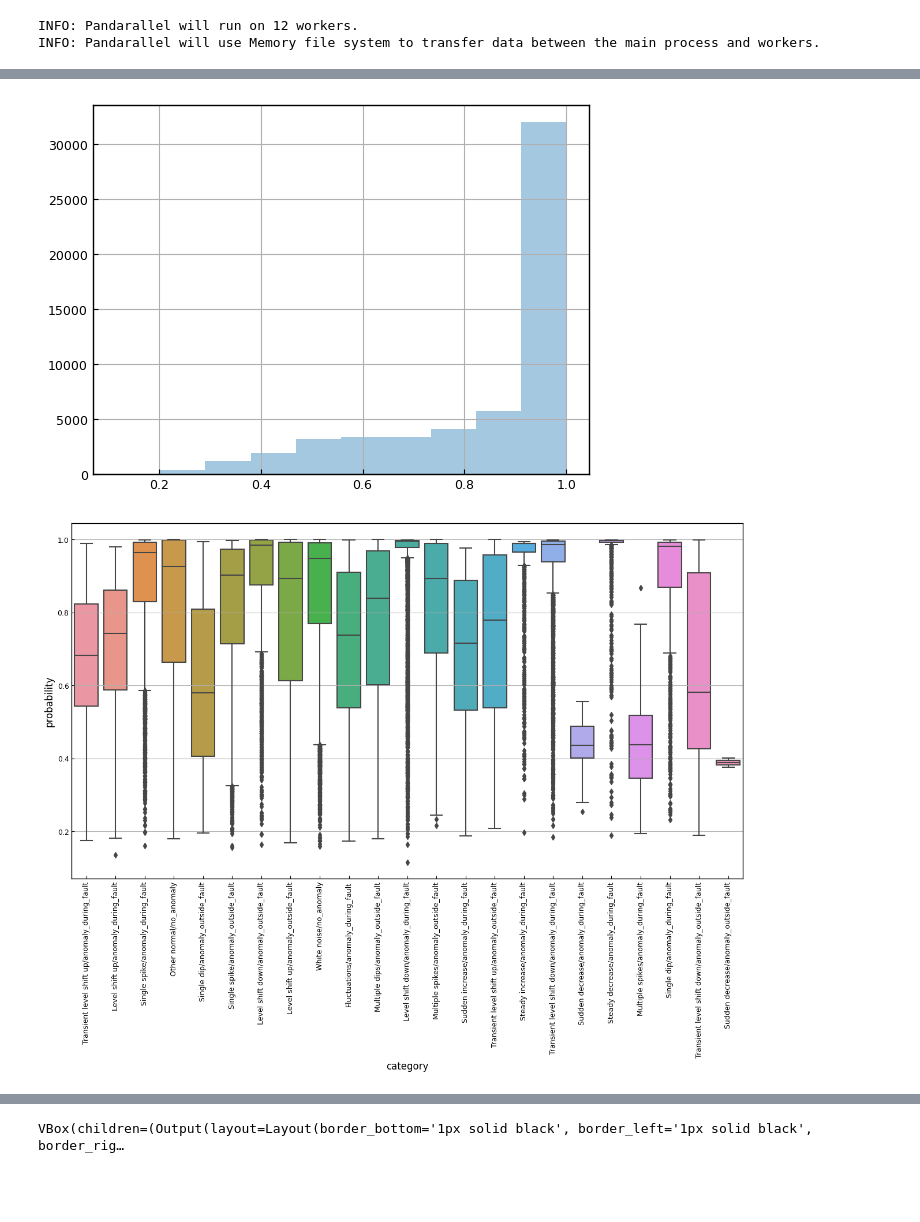
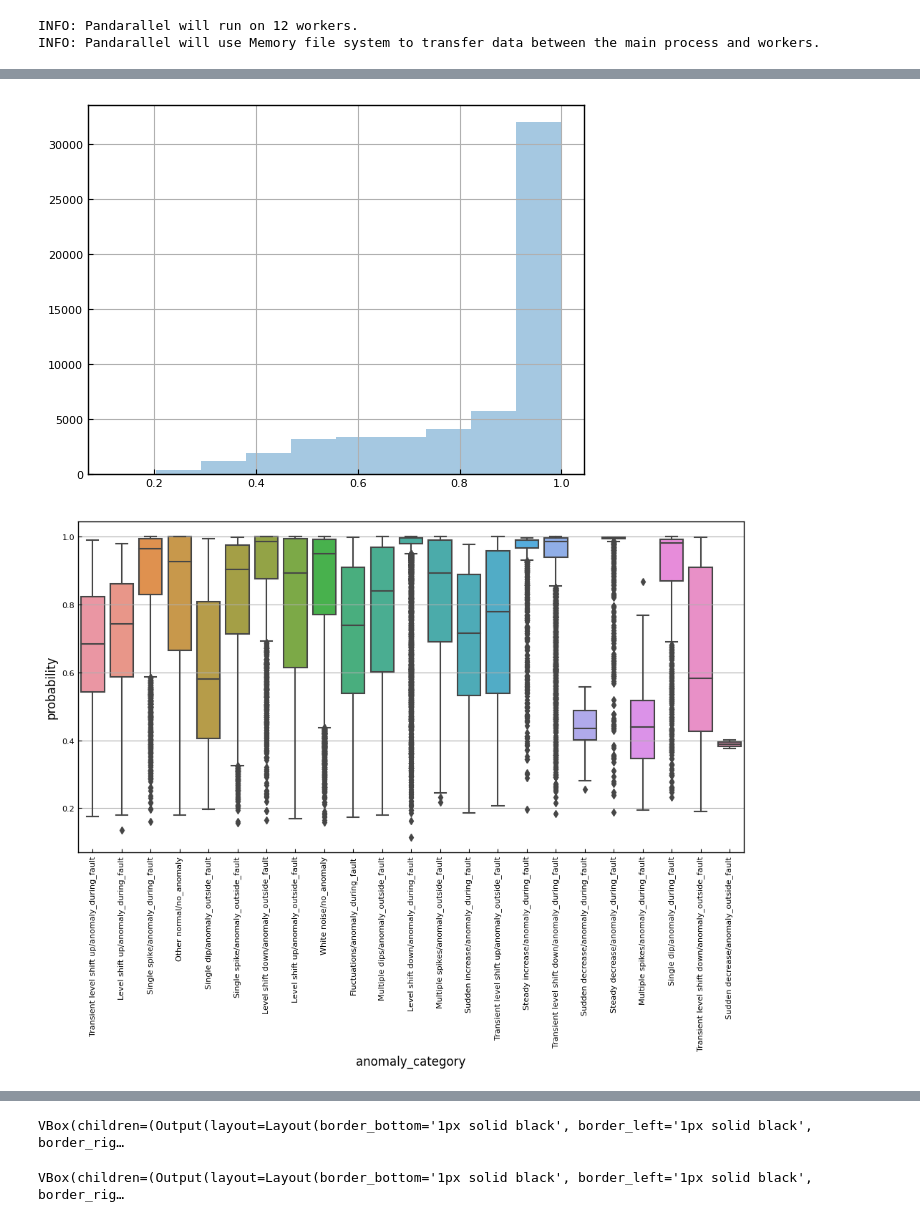
Before and after one commit to XuRepository/meltria-analyzer, a Jupyter notebook: notebooks/data-labeling-tsdr-accuracy-with-cnn.ipynb, the cells around one changed output, grey strips where cells are left out. Saved outputs shown, nothing was run; the diff lists cells and outputs as text; code cells hidden in the pictures; blank space fills up the shorter version.

```diff
--- a/notebooks/data-labeling-tsdr-accuracy-with-cnn.ipynb
+++ b/notebooks/data-labeling-tsdr-accuracy-with-cnn.ipynb
@@ -51,6 +51,9 @@ class_to_category: dict[int, str] = {
     21: 'Transient level shift up/anomaly_outside_fault',
     22: 'White noise/no_anomaly',
 }
+
+NORMAL_CLASSES: set[int] = set([8, 22])
+ANONALY_CLASSES: set[int] = set([i for i in class_to_category.keys() if i not in NORMAL_CLASSES])
 # %%
 import sys
 sys.path.append("../")
@@ -62,7 +65,7 @@ torch.manual_seed(seed)
 if torch.cuda.is_available():
     torch.cuda.manual_seed(seed)
 
-model = CNN1d(num_classes=len(class_to_categories))
+model = CNN1d(num_classes=len(class_to_category))
 model.load_state_dict(torch.load("models/current_best_cnn1d.pth"))
 model.eval()
 torchinfo.summary(model, input_size=(1, 1, 180))
@@ -181,9 +184,12 @@ def transform_to_testset(datasets: list[tuple[loader.DatasetRecord, pd.DataFrame
 def predict_anomaly_categories(
     records: list[tuple[loader.DatasetRecord, pd.DataFrame, pd.DataFrame, pd.DataFrame]],
     nn_model: CNN1d,
+    binary_pred: bool = False,
 ) -> pd.DataFrame:
     nn_model.eval()
-    dataloader = torch.utils.data.DataLoader(dataset, batch_size=256, pin_memory=True, shuffle=False)
+    metrics_df: pd.DataFrame = transform_to_testset(records)
+    dataset = TSDataset(metrics_df, class_to_category=class_to_category)
+    dataloader = torch.utils.data.DataLoader(dataset, batch_size=128, pin_memory=True, shuffle=False)
     results: list[tuple[str, float]] = []
     with torch.no_grad():
         for data in dataloader:
@@ -192,13 +198,22 @@ def predict_anomaly_categories(
             pred = output.argmax(dim=1, keepdim=True)
             pred_proba = proba.max(dim=1, keepdim=True).values
             for _pred, _pred_proba in zip(pred, pred_proba):
-                pred_category: str = dataset.class_to_category[_pred.item()]
+                pred_class = _pred.item()
+                pred_category: str
+                if binary_pred:
+                    pred_category = "normal" if pred_class in NORMAL_CLASSES else "anomaly"
+                else:
+                    pred_category = dataset.class_to_category[pred_class]
                 results.append((pred_category, _pred_proba.item()))
-    return metrics_df.join(pd.DataFrame(results, columns=["category", "probability"]))
+    return metrics_df.join(pd.DataFrame(results, columns=["anomaly_category", "probability"]))
 # %%
 predicted_df: pd.DataFrame = predict_anomaly_categories(
     well_injected_fault_datasets, model,
 )
+# %%
+predicted_binary_df: pd.DataFrame = predict_anomaly_categories(
+    well_injected_fault_datasets, model, binary_pred=True,
+)
 # %%
 import seaborn as sns
 
@@ -208,10 +223,17 @@ plt.show()
 sns.distplot(predicted_df.loc[:, "probability"].values, kde=False, bins=10)
 plt.show()
 
-fig, ax = plt.subplots(figsize=(15, 8))
-_ax = sns.boxplot(data=predicted_df, x="category", y="probability", ax=ax)
+fig, ax = plt.subplots(figsize=(12, 6))
+_ax = sns.boxplot(data=predicted_df, x="anomaly_category", y="probability", ax=ax)
 _ax.set_xticklabels(_ax.get_xticklabels(), rotation=90)
 _ax.set_xlabel(_ax.get_xlabel(), fontsize=12)
 _ax.set_ylabel(_ax.get_ylabel(), fontsize=12)
 plt.show()
+
+fig2, ax2 = plt.subplots(figsize=(6, 3))
+_ax2 = sns.boxplot(data=predicted_binary_df, x="anomaly_category", y="probability", ax=ax2)
+_ax2.set_xticklabels(_ax2.get_xticklabels(), rotation=90)
+_ax2.set_xlabel(_ax2.get_xlabel(), fontsize=12)
+_ax2.set_ylabel(_ax2.get_ylabel(), fontsize=12)
+plt.show()
 # %% [output]
@@ -219,2 +241,2 @@ plt.show()
-[figure, old version]
+[figure, new version]
-[figure, old version]
+[figure, new version]
@@ -405,3 +428,11 @@ create_widget_for_active_learning(
 )
 # %% [output]
 VBox(children=(Output(layout=Layout(border_bottom='1px solid black', border_left='1px solid black', border_rig…
+# %%
+bins = [0.1, 0.15, 0.2, 0.25, 0.3, 0.35, 0.4, 0.45, 0.5, 0.55, 0.6, 0.65, 0.7, 0.75, 0.8, 0.85, 0.9, 0.95, 1.0]
+random_sampled_predicted_binary_df = predicted_binary_df.groupby(["anomaly_category", pd.cut(predicted_binary_df.probability, bins=bins)]).sample(n=5, replace=True, random_state=1)
+create_widget_for_active_learning(
+    generator_for_manual_batch_confirmation(random_sampled_predicted_binary_df)
+)
+# %% [output]
+VBox(children=(Output(layout=Layout(border_bottom='1px solid black', border_left='1px solid black', border_rig…
```
Also changed, not shown: parts of 8 cells of this notebook.
